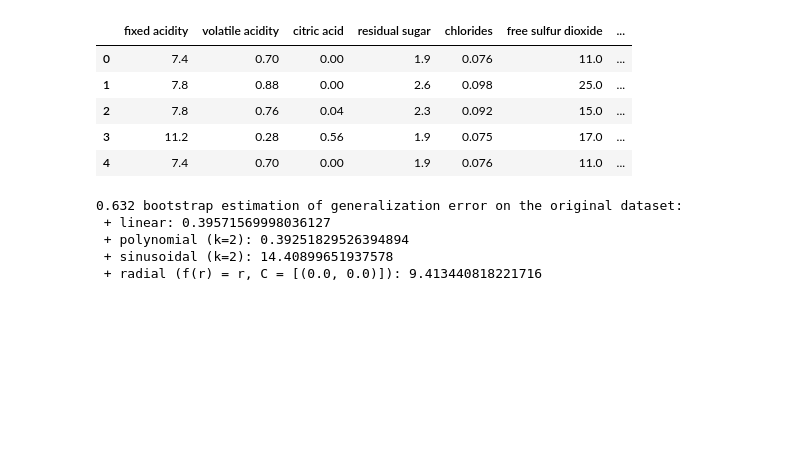
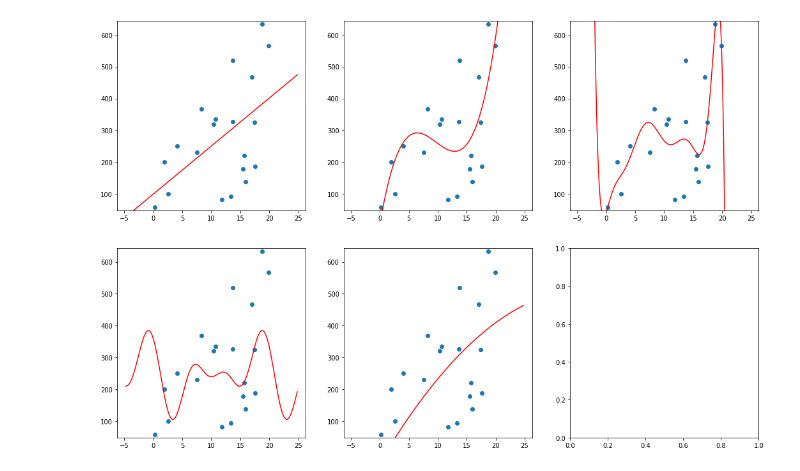
Before and after one commit to LeKiet258/ML_Lab01_SurrogateModels, a Jupyter notebook: test.ipynb, the cells around one changed output. Saved outputs shown, nothing was run; the diff lists cells and outputs as text; code cells hidden in the pictures; blank space fills up the shorter version.

Commit message:
updated test & fix sinusoidal

```diff
--- a/test.ipynb
+++ b/test.ipynb
@@ -6,13 +8,3 @@ from bases import linear, polynomial_1d, polynomial, sinusoidal_1d, sinusoidal,
 from metrics import MSE
 from surrogate_model import SurrogateModel
 from error_estimate import bootstrap_sets, bootstrap_estimate, leave_one_out_bootstrap_estimate, bootstrap_632_estimate
-# %%
-df = pd.read_csv('winequality-red.csv')
-df.head()
-# %% [output]
-|  | fixed acidity | volatile acidity | citric acid | residual sugar | chlorides | free sulfur dioxide | ... |
-| 0 | 7.4 | 0.70 | 0.00 | 1.9 | 0.076 | 11.0 | ... |
-| 1 | 7.8 | 0.88 | 0.00 | 2.6 | 0.098 | 25.0 | ... |
-| 2 | 7.8 | 0.76 | 0.04 | 2.3 | 0.092 | 15.0 | ... |
-| 3 | 11.2 | 0.28 | 0.56 | 1.9 | 0.075 | 17.0 | ... |
-| 4 | 7.4 | 0.70 | 0.00 | 1.9 | 0.076 | 11.0 | ... |
@@ -29,20 +10,0 @@ b = np.array([max([X[j][i] for j in range(m)]) for i in range(n)])
-# %%
-bases_sets = {
-    'linear'                              : linear(n),
-    'polynomial (k=2)'                    : polynomial(n, 2),
-    'sinusoidal (k=2)'                    : sinusoidal(n, 2, a, b),
-    'radial (f(r) = r, C = [(0.0, 0.0)])' : radial(lambda r: r, [np.zeros(n)])
-}
-
-smoothing = 0.02
-tt_sets = bootstrap_sets(m, 5)
-
-print('0.632 bootstrap estimation of generalization error on the original dataset:')
-for name, bases in bases_sets.items():
-    print(f' + {name}: {bootstrap_632_estimate(X, y, bases, smoothing, MSE, tt_sets)}')
-# %% [output]
-0.632 bootstrap estimation of generalization error on the original dataset:
- + linear: 0.39571569998036127
- + polynomial (k=2): 0.39251829526394894
- + sinusoidal (k=2): 14.40899651937578
- + radial (f(r) = r, C = [(0.0, 0.0)]): 9.413440818221716
@@ -48,0 +40,30 @@ for name, bases in bases_sets.items():
+# %%
+# Create data: poly (k = 1)
+
+m_0 = 10
+d_0 = 1
+v_0 = 5.0
+
+w = (np.random.random(d_0 + 1) - 0.5) *np.array([10.0, 50.0])
+
+X_0 = np.array([np.random.random(d_0) * 20.0 for _ in range(m_0)])
+y_0 = np.array([w[0] + sum([w[i + 1] * x[i] for i in range(d_0)]) for x in X_0]) + (np.random.random(m_0) - 0.5) * v_0 * sum(w[1:]) * math.sqrt(m_0)
+
+a = np.amin(X_0, axis=0)
+b = np.amax(X_0, axis=0)
+
+df_0 = pd.DataFrame()
+df_0[['x' + str(i) for i in range(d_0)]] = X_0
+df_0['y'] = y_0
+df_0.to_csv('./example_data/example_0.csv', index=False)
+
+bss = [
+    linear(1),
+    polynomial(1, 3),
+    polynomial(1, 9),
+    sinusoidal(1, 6, a, b),
+    radial(lambda r: r * r, [[2, 2], [0, 0]])
+]
+regression_plot(bss, df_0)
+# %% [output]
+[figure, added]
```
Also changed, not shown: parts of 3 cells of this notebook, 5 other files.
